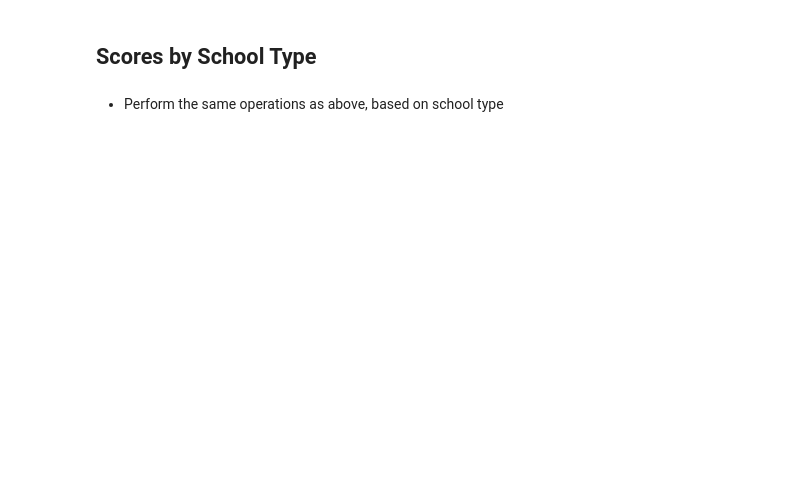
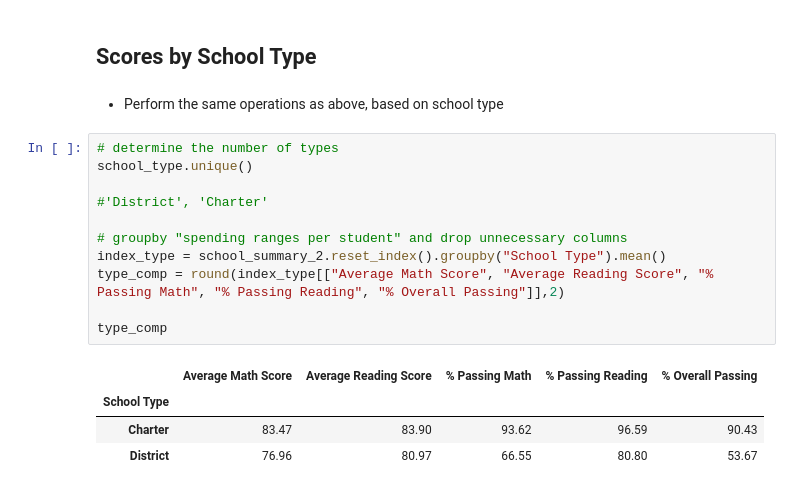
Before and after one commit to YHuang7802/PANDAS-Challenge, a Jupyter notebook: PyCitySchools/PyCitySchools_answer.ipynb, the cells around one changed output. Drawn from its saved outputs; the diff is of its cells as text; blank space fills up the shorter version.

```diff
--- a/PyCitySchools/PyCitySchools_answer.ipynb
+++ b/PyCitySchools/PyCitySchools_answer.ipynb
@@ -354,3 +411,19 @@ reading_scores
 ## Scores by School Type
 # %% [markdown]
 * Perform the same operations as above, based on school type
+# %%
+# determine the number of types
+school_type.unique()
+
+#'District', 'Charter'
+
+# groupby "spending ranges per student" and drop unnecessary columns
+index_type = school_summary_2.reset_index().groupby("School Type").mean()
+type_comp = round(index_type[["Average Math Score", "Average Reading Score", "% Passing Math", "% Passing Reading", "% Overall Passing"]],2)
+
+type_comp
+# %% [output]
+|  | Average Math Score | Average Reading Score | % Passing Math | % Passing Reading | % Overall Passing |
+| School Type |  |  |  |  |  |
+| Charter | 83.47 | 83.90 | 93.62 | 96.59 | 90.43 |
+| District | 76.96 | 80.97 | 66.55 | 80.80 | 53.67 |
```
Also changed, not shown: parts of 6 cells of this notebook.
